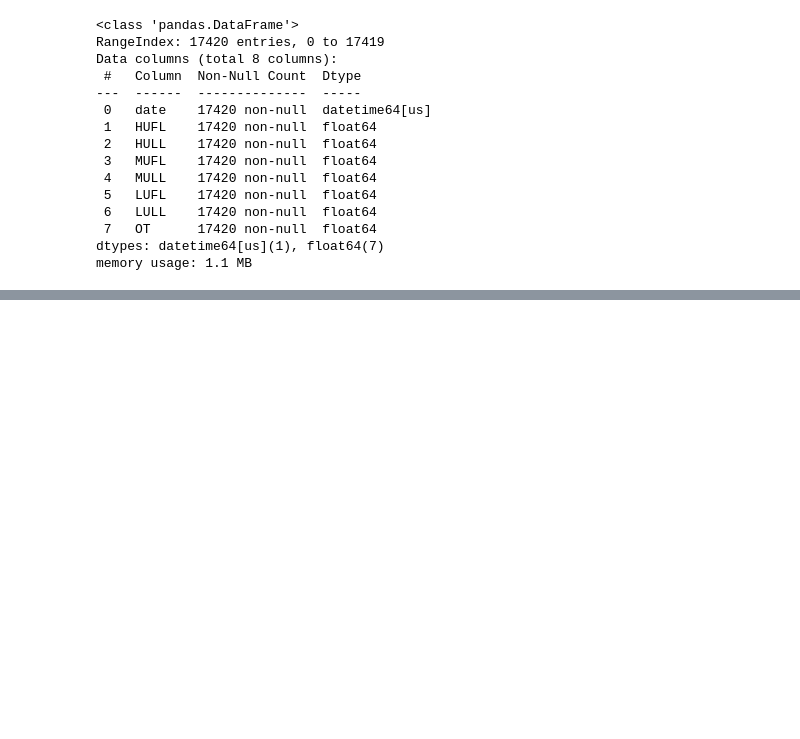
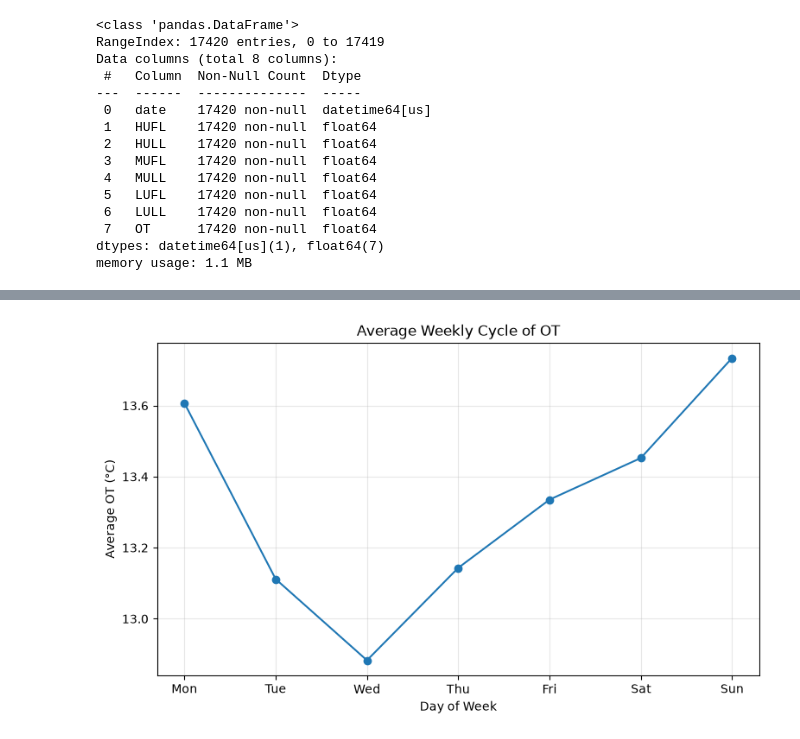
Before and after one commit to itskimheng/IAI_Lab_Intro_Assignment_2, a Jupyter notebook: main.ipynb, the cells around one changed output, grey strips where cells are left out. Cells and saved outputs as stored; diff of their text form; code cells hidden in the pictures; blank space fills up the shorter version.

```diff
--- a/main.ipynb
+++ b/main.ipynb
@@ -362,0 +138,33 @@ Lag 336: 0.8388405076031451
+# %%
+df["day_of_week"] = df["date"].dt.dayofweek
+
+weekly_cycle = df.groupby("day_of_week")["OT"].mean()
+# %%
+# average OT by weekday
+days = [
+    "Mon", "Tue", "Wed",
+    "Thu", "Fri", "Sat", "Sun"
+]
+
+plt.figure(figsize=(9, 5))
+
+plt.plot(
+    weekly_cycle.index,
+    weekly_cycle.values,
+    marker="o"
+)
+
+plt.xticks(
+    range(7),
+    days
+)
+
+plt.xlabel("Day of Week")
+plt.ylabel("Average OT (°C)")
+plt.title("Average Weekly Cycle of OT")
+
+plt.grid(alpha=0.3)
+
+plt.show()
+# %% [output]
+[figure, added]
```
Also changed, not shown: parts of 101 cells of this notebook.
